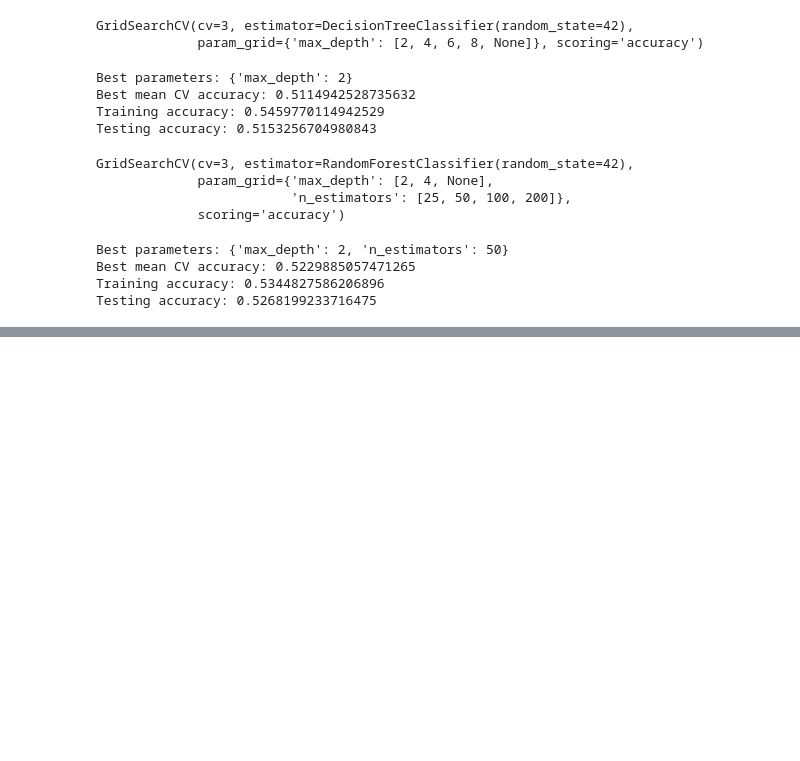
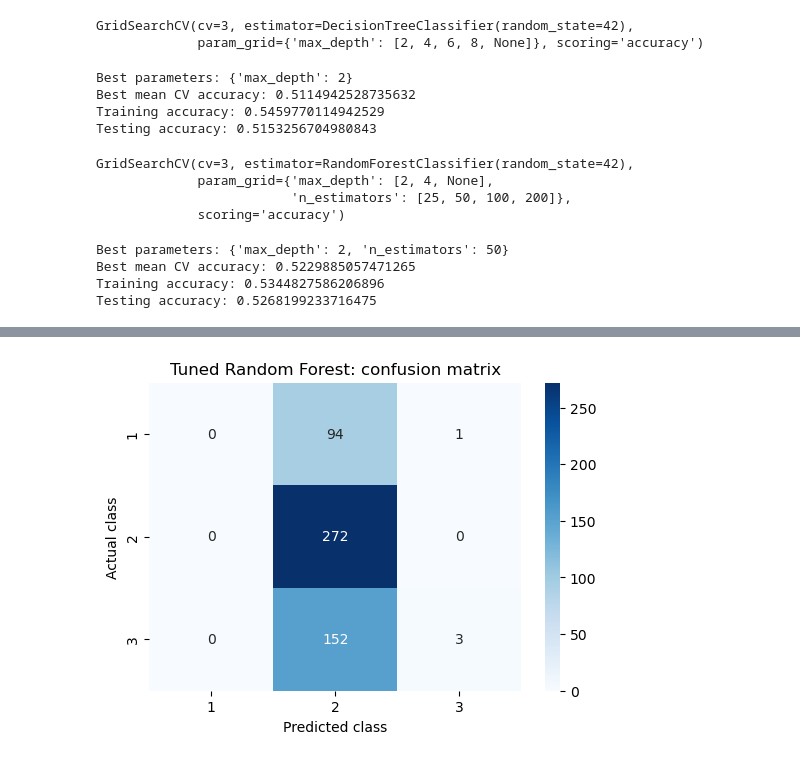
Before and after one commit to 2026679-arch/Machine-Learning-679, a Jupyter notebook: 2026679_CA1_Machine_Learning.ipynb, the cells around one changed output, grey strips where cells are left out. Drawn from its saved outputs; the diff is of its cells as text; code cells hidden in the pictures; blank space fills up the shorter version.

```diff
--- a/2026679_CA1_Machine_Learning.ipynb
+++ b/2026679_CA1_Machine_Learning.ipynb
@@ -506,0 +534,13 @@ SyntaxError: positional argument follows keyword argument (3750236712.py, line 1
+# %%
+rf_cm = confusion_matrix(y_test_25, rf_tuned_pred, labels=[1, 2, 3])
+# %%
+plt.figure(figsize=(6, 4))
+
+sns.heatmap(rf_cm, annot=True, fmt="d", cmap="Blues", xticklabels=[1, 2, 3], yticklabels=[1, 2, 3])
+
+plt.title("Tuned Random Forest: confusion matrix")
+plt.xlabel("Predicted class")
+plt.ylabel("Actual class")
+plt.show()
+# %% [output]
+[figure, added]
```
Also changed, not shown: parts of 13 cells of this notebook.
